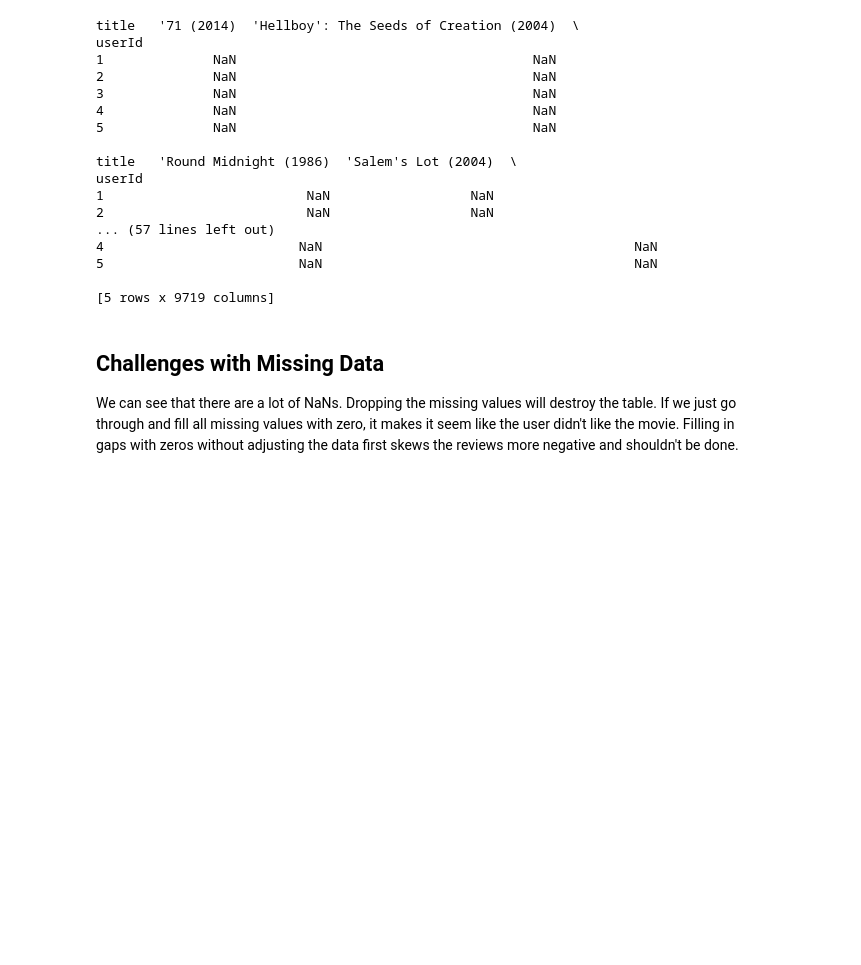
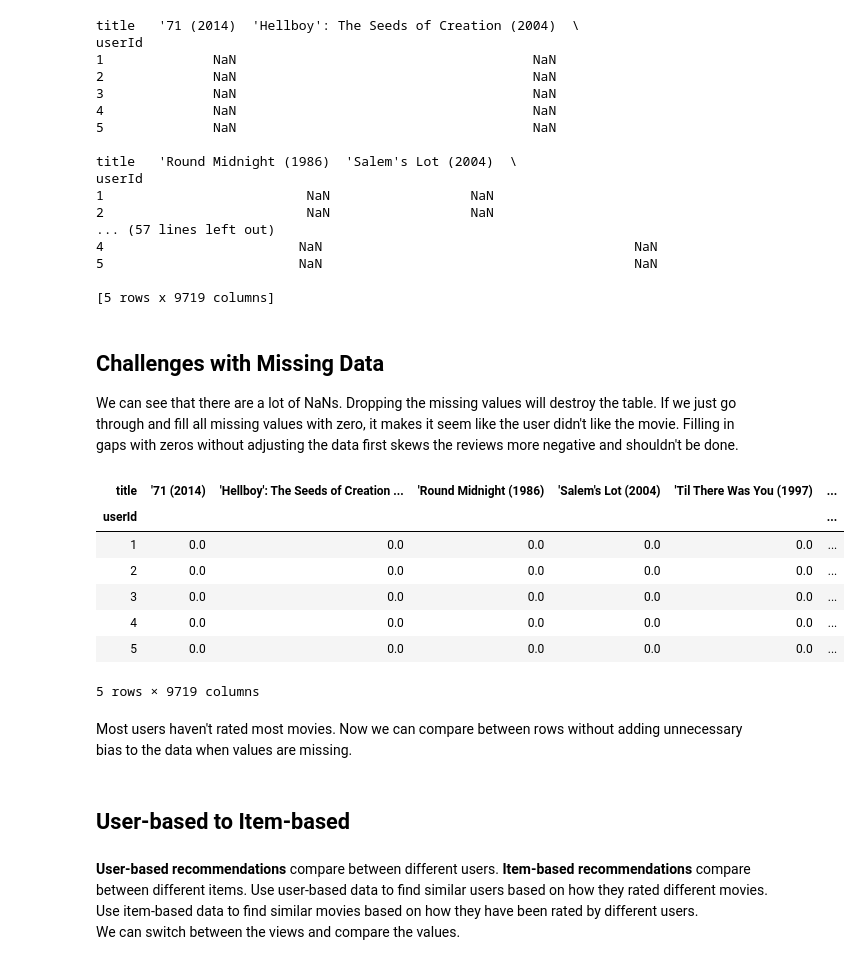
Before and after one commit to cailyn-craven/RecommendationEngine_DataCamp, a Jupyter notebook: CollaborativeFilteringRecommendationEngines.ipynb, the cells around one changed output. Cells and saved outputs as stored; diff of their text form; code cells hidden in the pictures; blank space fills up the shorter version.

```diff
--- a/CollaborativeFilteringRecommendationEngines.ipynb
+++ b/CollaborativeFilteringRecommendationEngines.ipynb
@@ -471,3 +472,29 @@ userId
 # %% [markdown]
 ## Challenges with Missing Data
 We can see that there are a lot of NaNs. Dropping the missing values will destroy the table. If we just go through and fill all missing values with zero, it makes it seem like the user didn't like the movie. Filling in gaps with zeros without adjusting the data first skews the reviews more negative and shouldn't be done.
+# %%
+ # Get the average rating for each user
+avg_ratings = user_ratings_table.mean(axis=1)
+# %%
+# Center each users ratings around 0
+user_ratings_table_centered = user_ratings_table.sub(avg_ratings, axis=0)
+# %%
+# Fill in the missing data with 0s
+user_ratings_table_normed = user_ratings_table_centered.fillna(0)
+user_ratings_table_normed.head()
+# %% [output]
+| title | '71 (2014) | 'Hellboy': The Seeds of Creation ... | 'Round Midnight (1986) | 'Salem's Lot (2004) | 'Til There Was You (1997) | ... |
+| userId |  |  |  |  |  | ... |
+| 1 | 0.0 | 0.0 | 0.0 | 0.0 | 0.0 | ... |
+| 2 | 0.0 | 0.0 | 0.0 | 0.0 | 0.0 | ... |
+| 3 | 0.0 | 0.0 | 0.0 | 0.0 | 0.0 | ... |
+| 4 | 0.0 | 0.0 | 0.0 | 0.0 | 0.0 | ... |
+| 5 | 0.0 | 0.0 | 0.0 | 0.0 | 0.0 | ... |
+5 rows × 9719 columns
+# %% [markdown]
+Most users haven't rated most movies. Now we can compare between rows without adding unnecessary bias to the data when values are missing.
+# %% [markdown]
+## User-based to Item-based
+# %% [markdown]
+**User-based recommendations** compare between different users. **Item-based recommendations** compare between different items. Use user-based data to find similar users based on how they rated different movies. Use item-based data to find similar movies based on how they have been rated by different users. <br>
+We can switch between the views and compare the values.
```
Also changed, not shown: parts of 23 cells of this notebook.
